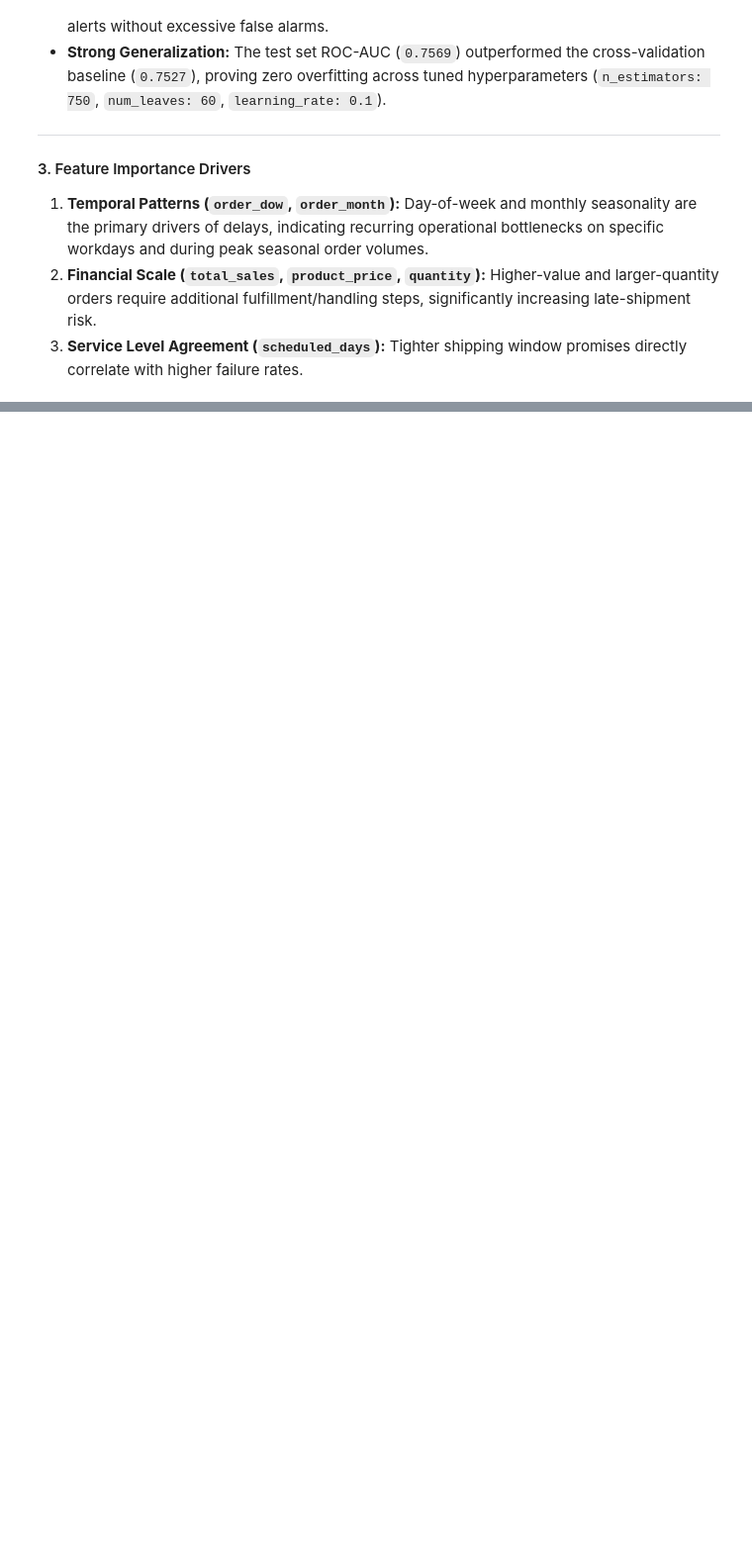
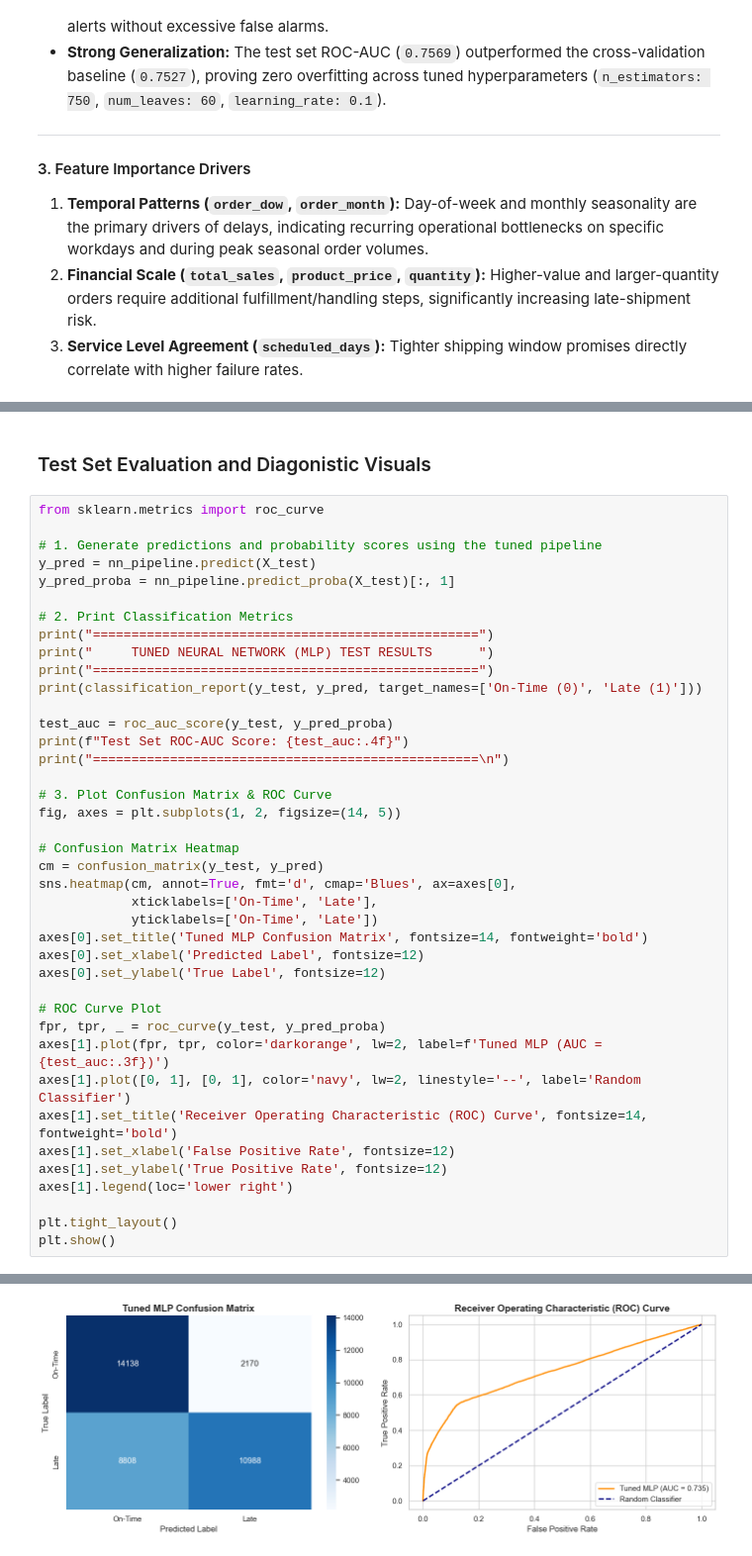
Before and after one commit to KhushalMalhotra/supply-chain-delivery-optimizer, a Jupyter notebook: python/delay_prediction.ipynb, the cells around one changed output, grey strips where cells are left out. Shown at 99% size. Drawn from its saved outputs; the diff is of its cells as text; blank space fills up the shorter version.

Commit message:
Add Neural network based MLP modelling and evaluation

```diff
--- a/python/delay_prediction.ipynb
+++ b/python/delay_prediction.ipynb
@@ -975,0 +1136,43 @@ To predict late shipment risks prior to dispatch, an optimized **LightGBM Classi
+# %% [markdown]
+### Test Set Evaluation and Diagonistic Visuals
+# %%
+from sklearn.metrics import roc_curve
+
+# 1. Generate predictions and probability scores using the tuned pipeline
+y_pred = nn_pipeline.predict(X_test)
+y_pred_proba = nn_pipeline.predict_proba(X_test)[:, 1]
+
+# 2. Print Classification Metrics
+print("==================================================")
+print("     TUNED NEURAL NETWORK (MLP) TEST RESULTS      ")
+print("==================================================")
+print(classification_report(y_test, y_pred, target_names=['On-Time (0)', 'Late (1)']))
+
+test_auc = roc_auc_score(y_test, y_pred_proba)
+print(f"Test Set ROC-AUC Score: {test_auc:.4f}")
+print("==================================================\n")
+
+# 3. Plot Confusion Matrix & ROC Curve
+fig, axes = plt.subplots(1, 2, figsize=(14, 5))
+
+# Confusion Matrix Heatmap
+cm = confusion_matrix(y_test, y_pred)
+sns.heatmap(cm, annot=True, fmt='d', cmap='Blues', ax=axes[0],
+            xticklabels=['On-Time', 'Late'],
+            yticklabels=['On-Time', 'Late'])
+axes[0].set_title('Tuned MLP Confusion Matrix', fontsize=14, fontweight='bold')
+axes[0].set_xlabel('Predicted Label', fontsize=12)
+axes[0].set_ylabel('True Label', fontsize=12)
+
+# ROC Curve Plot
+fpr, tpr, _ = roc_curve(y_test, y_pred_proba)
+axes[1].plot(fpr, tpr, color='darkorange', lw=2, label=f'Tuned MLP (AUC = {test_auc:.3f})')
+axes[1].plot([0, 1], [0, 1], color='navy', lw=2, linestyle='--', label='Random Classifier')
+axes[1].set_title('Receiver Operating Characteristic (ROC) Curve', fontsize=14, fontweight='bold')
+axes[1].set_xlabel('False Positive Rate', fontsize=12)
+axes[1].set_ylabel('True Positive Rate', fontsize=12)
+axes[1].legend(loc='lower right')
+
+plt.tight_layout()
+plt.show()
+# %% [output]
@@ -975,0 +1193 @@ To predict late shipment risks prior to dispatch, an optimized **LightGBM Classi
+[figure, added]
```
Also changed, not shown: parts of 11 cells of this notebook.
